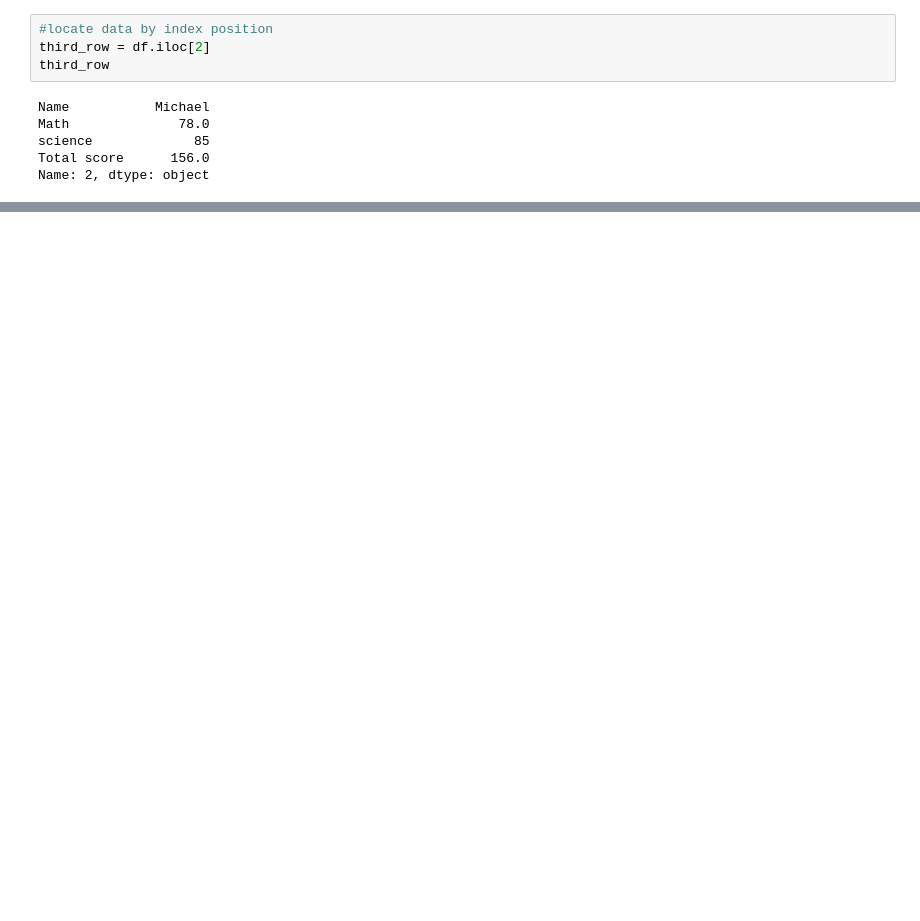
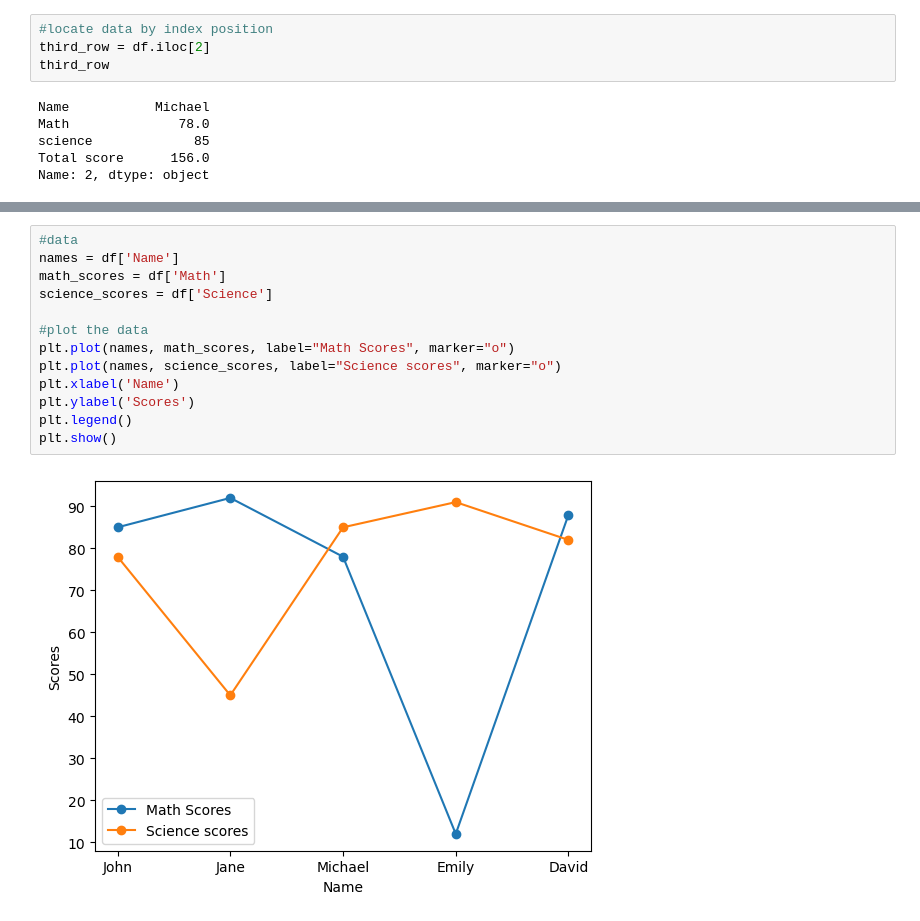
Before and after one commit to Pawanpreetkaur03/jupyter-projects, a Jupyter notebook: pandas.ipynb, the cells around one changed output, grey strips where cells are left out. Drawn from its saved outputs; the diff is of its cells as text; blank space fills up the shorter version.

```diff
--- a/pandas.ipynb
+++ b/pandas.ipynb
@@ -108,0 +135,15 @@ Name: 2, dtype: object
+# %%
+#data
+names = df['Name']
+math_scores = df['Math']
+science_scores = df['Science']
+
+#plot the data
+plt.plot(names, math_scores, label="Math Scores", marker="o")
+plt.plot(names, science_scores, label="Science scores", marker="o")
+plt.xlabel('Name')
+plt.ylabel('Scores')
+plt.legend()
+plt.show()
+# %% [output]
+[figure, added]
```
Also changed, not shown: parts of 10 cells of this notebook.
